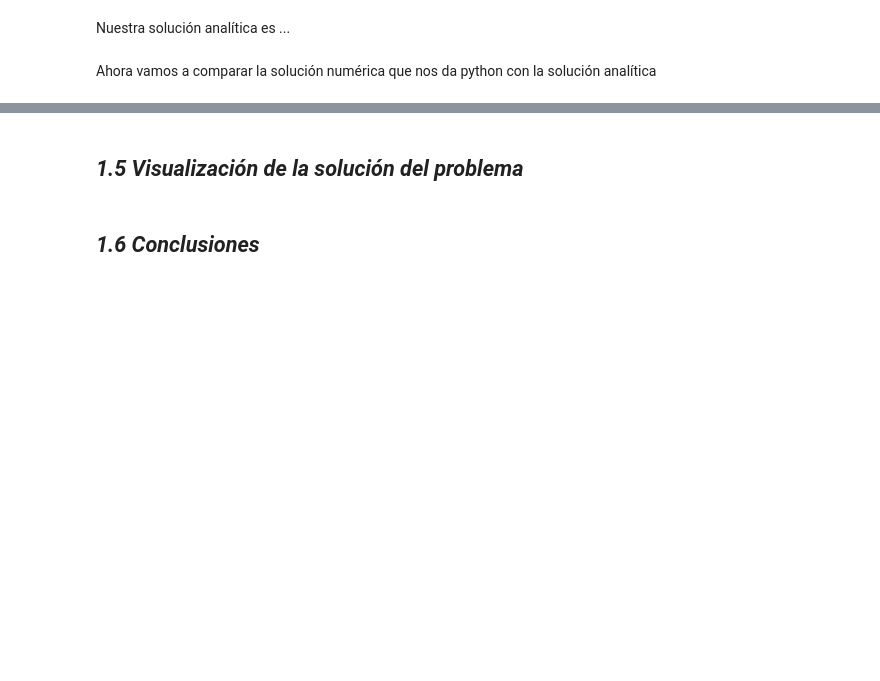
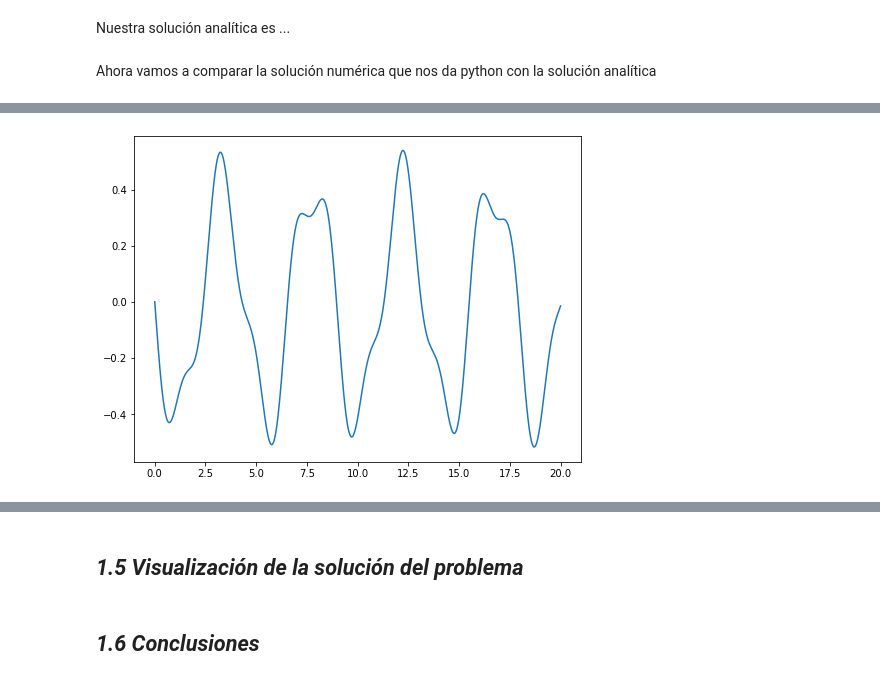
Before and after one commit to JabberTheWock/Proyecto_modulo3, a Jupyter notebook: PM3_HernandezR_MorenoH_CastellanosM.ipynb, the cells around one changed output, grey strips where cells are left out. Cells and saved outputs as stored; diff of their text form; code cells hidden in the pictures; blank space fills up the shorter version.

```diff
--- a/PM3_HernandezR_MorenoH_CastellanosM.ipynb
+++ b/PM3_HernandezR_MorenoH_CastellanosM.ipynb
@@ -106,0 +105,6 @@ plt.plot(t,x1_analítica)
+# %%
+#Gráfica de solución analítica de x2
+plt.figure(figsize = (8,6))
+plt.plot(t,x2_analítica);
+# %% [output]
+[figure, added]
```
Also changed, not shown: parts of 10 cells of this notebook.
